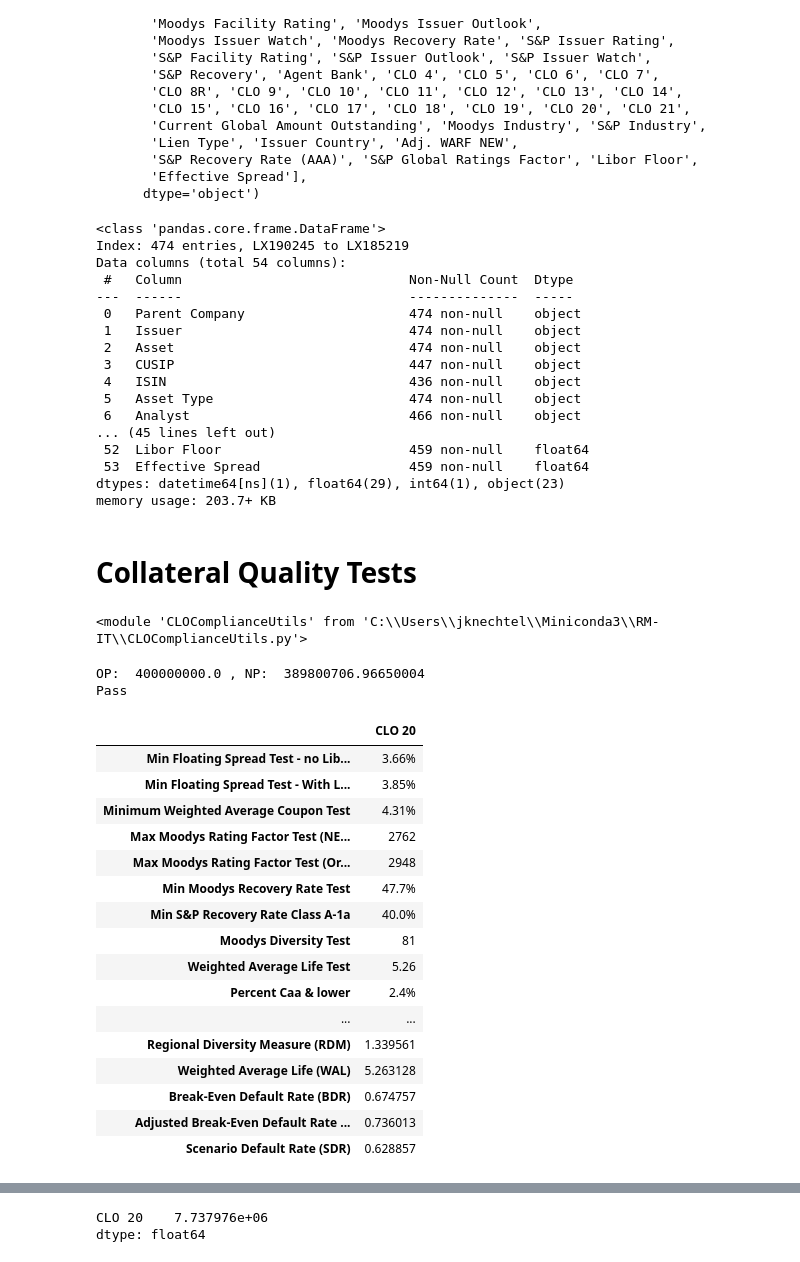
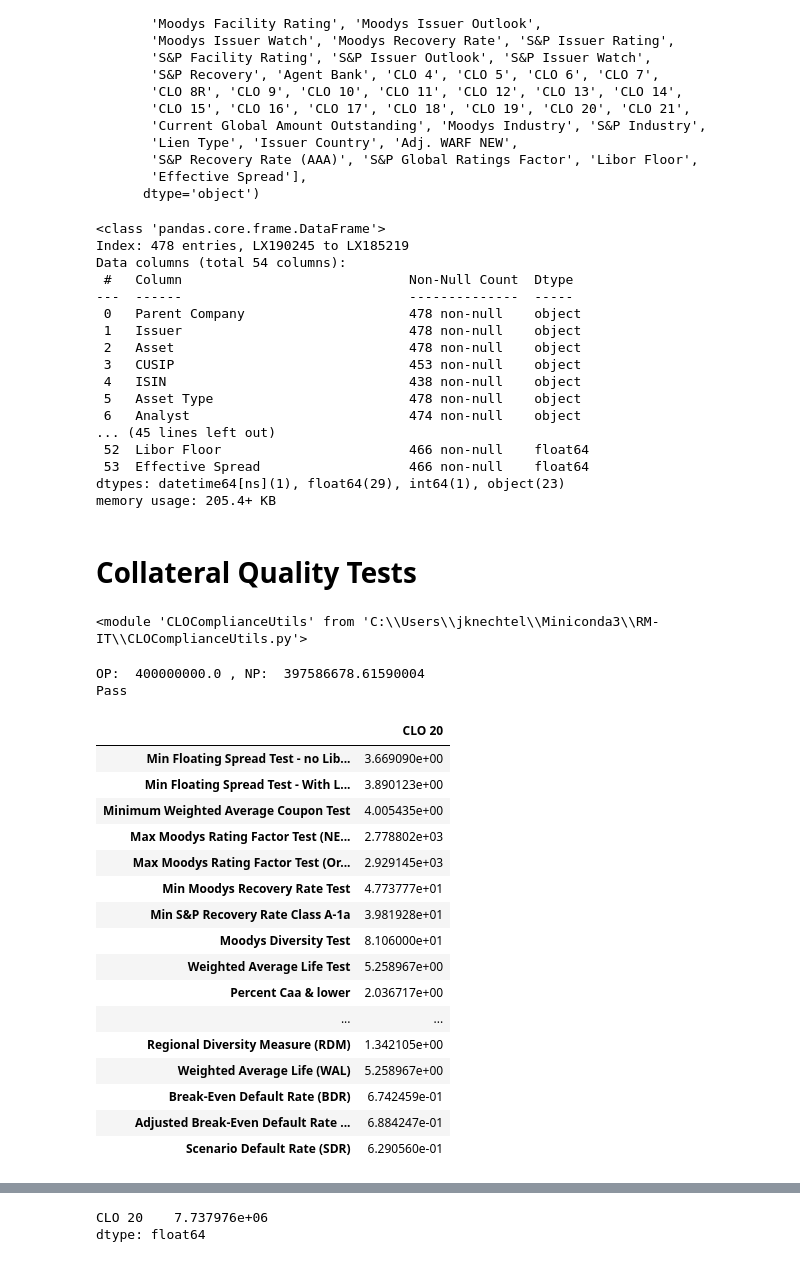
Before and after one commit to joshknechtel-gs/RM-IT, a Jupyter notebook: ComplianceChecks.ipynb, the cells around one changed output, grey strips where cells are left out. Saved outputs shown, nothing was run; the diff lists cells and outputs as text; code cells hidden in the pictures.

```diff
--- a/ComplianceChecks.ipynb
+++ b/ComplianceChecks.ipynb
@@ -805,6 +805,6 @@ importlib.reload(ccu)
 # %%
 path = 'Z:/Shared/Risk Management and Investment Technology/CLO Optimization/CLO Reports/'
-file = 'Master Position Report.xlsx'
+file = 'Master Position Report - BMS Aggregator as of 6.29.21.xlsx'
 filepath = path + file
 # %%
 clo_df = ccu.get_master_position_report(filepath)
@@ -829,54 +829,54 @@ Index(['Parent Company', 'Issuer', 'Asset', 'CUSIP', 'ISIN', 'Asset Type',
 clo_df.info()
 # %% [output]
 <class 'pandas.core.frame.DataFrame'>
-Index: 474 entries, LX190245 to LX185219
+Index: 478 entries, LX190245 to LX185219
 Data columns (total 54 columns):
  #   Column                             Non-Null Count  Dtype
 ---  ------                             --------------  -----
- 0   Parent Company                     474 non-null    object
- 1   Issuer                             474 non-null    object
- 2   Asset                              474 non-null    object
- 3   CUSIP                              447 non-null    object
- 4   ISIN                               436 non-null    object
- 5   Asset Type                         474 non-null    object
- 6   Analyst                            466 non-null    object
+ 0   Parent Company                     478 non-null    object
+ 1   Issuer                             478 non-null    object
+ 2   Asset                              478 non-null    object
+ 3   CUSIP                              453 non-null    object
+ 4   ISIN                               438 non-null    object
+ 5   Asset Type                         478 non-null    object
+ 6   Analyst                            474 non-null    object
 ... (45 lines left out)
- 52  Libor Floor                        459 non-null    float64
- 53  Effective Spread                   459 non-null    float64
+ 52  Libor Floor                        466 non-null    float64
+ 53  Effective Spread                   466 non-null    float64
 dtypes: datetime64[ns](1), float64(29), int64(1), object(23)
-memory usage: 203.7+ KB
+memory usage: 205.4+ KB
 # %% [markdown]
 # Collateral Quality Tests
-# %%
-import importlib
-importlib.reload(ccu)
-# %% [output]
-<module 'CLOComplianceUtils' from 'C:\\Users\\jknechtel\\Miniconda3\\RM-IT\\CLOComplianceUtils.py'>
+# %%
+import importlib
+importlib.reload(ccu)
+# %% [output]
+<module 'CLOComplianceUtils' from 'C:\\Users\\jknechtel\\Miniconda3\\RM-IT\\CLOComplianceUtils.py'>
 # %%
-pstats = ccu.Port_stats(clo_df, weight_col='CLO 20')
-ocstats = ccu.Overcollateralization_Stats(clo_df,'CLO 20',ccu.dict_2020_20)
+pstats = ccu.Port_stats(clo_df, weight_col='CLO 20',format_output=False)
+ocstats = ccu.Overcollateralization_Stats(clo_df,'CLO 20',ccu.dict_2020_20,format_output=False)
 sstats = ccu.SP_CDO_Monitor_Test(clo_df,col='CLO 20')
 
 pstats = pstats.append(ocstats)
 pstats = pstats.append(sstats)
 pstats
 # %% [output]
-OP:  400000000.0 , NP:  389800706.96650004
+OP:  400000000.0 , NP:  397586678.61590004
 Pass
 |  | CLO 20 |
-| Min Floating Spread Test - no Lib... | 3.66% |
-| Min Floating Spread Test - With L... | 3.85% |
-| Minimum Weighted Average Coupon Test | 4.31% |
-| Max Moodys Rating Factor Test (NE... | 2762 |
-| Max Moodys Rating Factor Test (Or... | 2948 |
-| Min Moodys Recovery Rate Test | 47.7% |
-| Min S&P Recovery Rate Class A-1a | 40.0% |
-| Moodys Diversity Test | 81 |
-| Weighted Average Life Test | 5.26 |
-| Percent Caa & lower | 2.4% |
+| Min Floating Spread Test - no Lib... | 3.669090e+00 |
+| Min Floating Spread Test - With L... | 3.890123e+00 |
+| Minimum Weighted Average Coupon Test | 4.005435e+00 |
+| Max Moodys Rating Factor Test (NE... | 2.778802e+03 |
+| Max Moodys Rating Factor Test (Or... | 2.929145e+03 |
+| Min Moodys Recovery Rate Test | 4.773777e+01 |
+| Min S&P Recovery Rate Class A-1a | 3.981928e+01 |
+| Moodys Diversity Test | 8.106000e+01 |
+| Weighted Average Life Test | 5.258967e+00 |
+| Percent Caa & lower | 2.036717e+00 |
 | ... | ... |
-| Regional Diversity Measure (RDM) | 1.339561 |
-| Weighted Average Life (WAL) | 5.263128 |
-| Break-Even Default Rate (BDR) | 0.674757 |
-| Adjusted Break-Even Default Rate ... | 0.736013 |
-| Scenario Default Rate (SDR) | 0.628857 |
+| Regional Diversity Measure (RDM) | 1.342105e+00 |
+| Weighted Average Life (WAL) | 5.258967e+00 |
+| Break-Even Default Rate (BDR) | 6.742459e-01 |
+| Adjusted Break-Even Default Rate ... | 6.884247e-01 |
+| Scenario Default Rate (SDR) | 6.290560e-01 |
```
Also changed, not shown: parts of 25 cells of this notebook, 1 other file.
